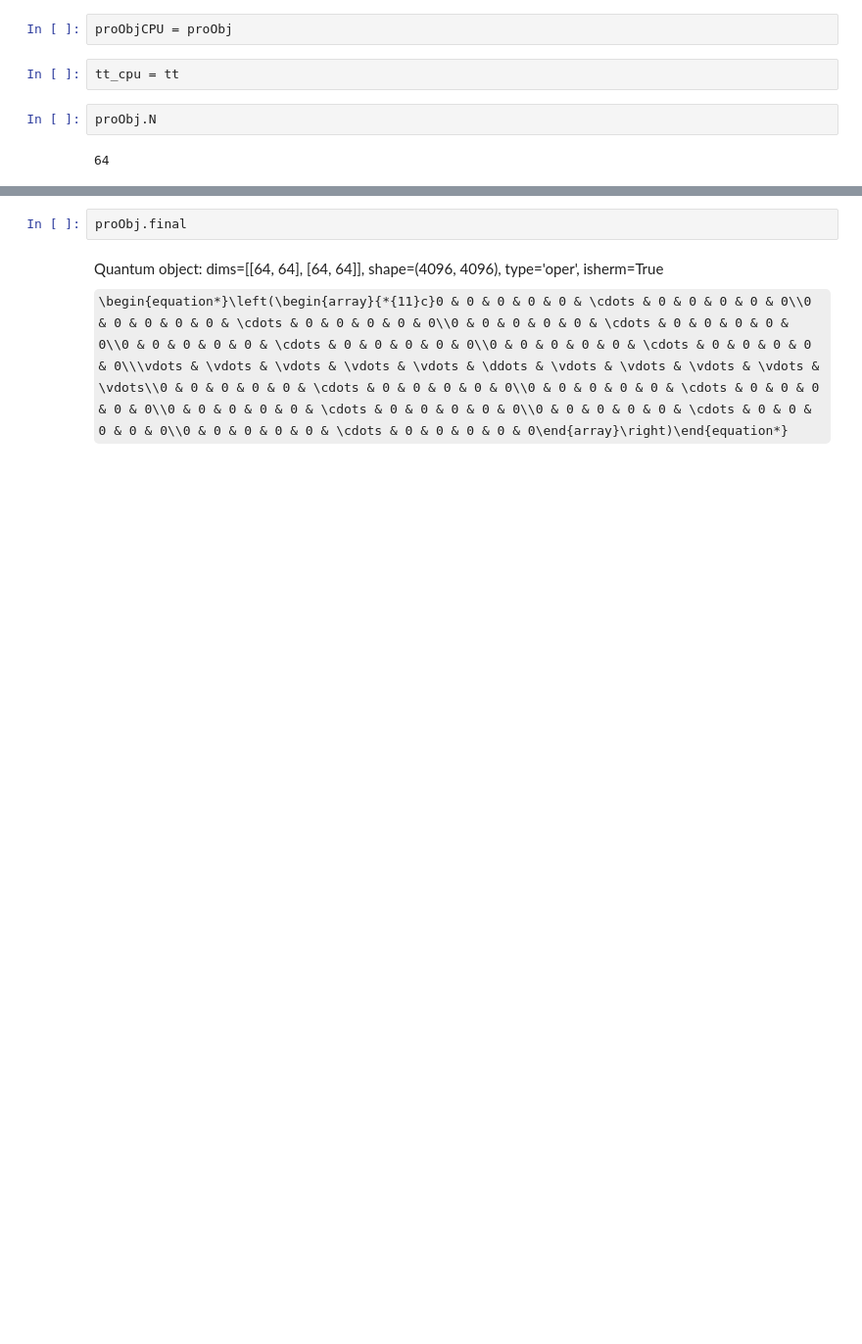
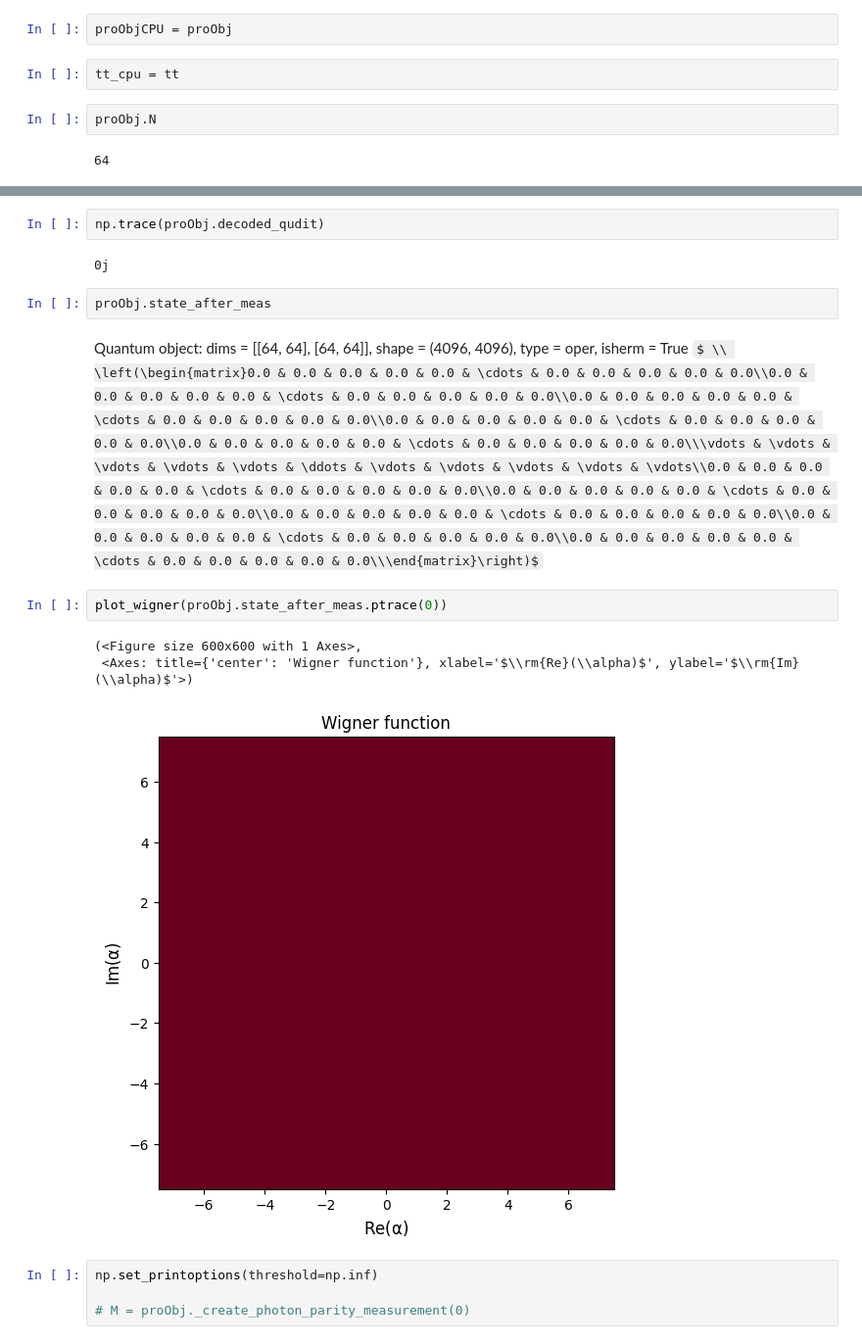
Before and after one commit to RosenblumLab/BosonicEntanglementDistillation, a Jupyter notebook: continuous_playground.ipynb, the cells around one changed output, grey strips where cells are left out. Shown: that part at 98% size. Cells and saved outputs as stored; diff of their text form; some formulas as TeX source; blank space fills up the shorter version.

```diff
--- a/continuous_playground.ipynb
+++ b/continuous_playground.ipynb
@@ -390,4 +384,18 @@ plot_wigner(proObj.noisy_state.ptrace(0))
+# %%
+np.trace(proObj.decoded_qudit)
+# %% [output]
+0j
 # %%
-proObj.final
+proObj.state_after_meas
 # %% [output]
-Quantum object: dims=[[64, 64], [64, 64]], shape=(4096, 4096), type='oper', isherm=True\begin{equation*}\left(\begin{array}{*{11}c}0 & 0 & 0 & 0 & 0 & \cdots & 0 & 0 & 0 & 0 & 0\\0 & 0 & 0 & 0 & 0 & \cdots & 0 & 0 & 0 & 0 & 0\\0 & 0 & 0 & 0 & 0 & \cdots & 0 & 0 & 0 & 0 & 0\\0 & 0 & 0 & 0 & 0 & \cdots & 0 & 0 & 0 & 0 & 0\\0 & 0 & 0 & 0 & 0 & \cdots & 0 & 0 & 0 & 0 & 0\\\vdots & \vdots & \vdots & \vdots & \vdots & \ddots & \vdots & \vdots & \vdots & \vdots & \vdots\\0 & 0 & 0 & 0 & 0 & \cdots & 0 & 0 & 0 & 0 & 0\\0 & 0 & 0 & 0 & 0 & \cdots & 0 & 0 & 0 & 0 & 0\\0 & 0 & 0 & 0 & 0 & \cdots & 0 & 0 & 0 & 0 & 0\\0 & 0 & 0 & 0 & 0 & \cdots & 0 & 0 & 0 & 0 & 0\\0 & 0 & 0 & 0 & 0 & \cdots & 0 & 0 & 0 & 0 & 0\end{array}\right)\end{equation*}
+Quantum object: dims = [[64, 64], [64, 64]], shape = (4096, 4096), type = oper, isherm = True $ \\ \left(\begin{matrix}0.0 & 0.0 & 0.0 & 0.0 & 0.0 & \cdots & 0.0 & 0.0 & 0.0 & 0.0 & 0.0\\0.0 & 0.0 & 0.0 & 0.0 & 0.0 & \cdots & 0.0 & 0.0 & 0.0 & 0.0 & 0.0\\0.0 & 0.0 & 0.0 & 0.0 & 0.0 & \cdots & 0.0 & 0.0 & 0.0 & 0.0 & 0.0\\0.0 & 0.0 & 0.0 & 0.0 & 0.0 & \cdots & 0.0 & 0.0 & 0.0 & 0.0 & 0.0\\0.0 & 0.0 & 0.0 & 0.0 & 0.0 & \cdots & 0.0 & 0.0 & 0.0 & 0.0 & 0.0\\\vdots & \vdots & \vdots & \vdots & \vdots & \ddots & \vdots & \vdots & \vdots & \vdots & \vdots\\0.0 & 0.0 & 0.0 & 0.0 & 0.0 & \cdots & 0.0 & 0.0 & 0.0 & 0.0 & 0.0\\0.0 & 0.0 & 0.0 & 0.0 & 0.0 & \cdots & 0.0 & 0.0 & 0.0 & 0.0 & 0.0\\0.0 & 0.0 & 0.0 & 0.0 & 0.0 & \cdots & 0.0 & 0.0 & 0.0 & 0.0 & 0.0\\0.0 & 0.0 & 0.0 & 0.0 & 0.0 & \cdots & 0.0 & 0.0 & 0.0 & 0.0 & 0.0\\0.0 & 0.0 & 0.0 & 0.0 & 0.0 & \cdots & 0.0 & 0.0 & 0.0 & 0.0 & 0.0\\\end{matrix}\right)$
+# %%
+plot_wigner(proObj.state_after_meas.ptrace(0))
+# %% [output]
+(<Figure size 600x600 with 1 Axes>,
+ <Axes: title={'center': 'Wigner function'}, xlabel='$\\rm{Re}(\\alpha)$', ylabel='$\\rm{Im}(\\alpha)$'>)
+[figure, added]
+# %%
+np.set_printoptions(threshold=np.inf)
+
+# M = proObj._create_photon_parity_measurement(0)
```
Also changed, not shown: parts of 10 cells of this notebook, 2 other files.
